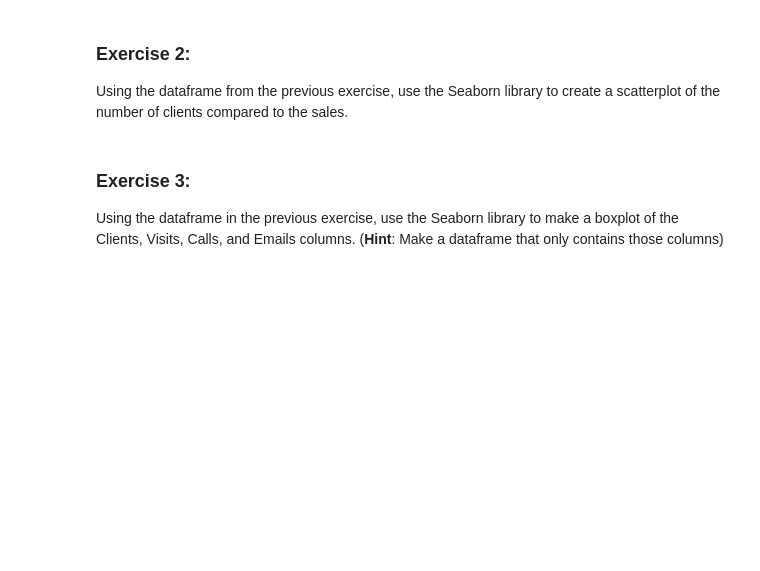
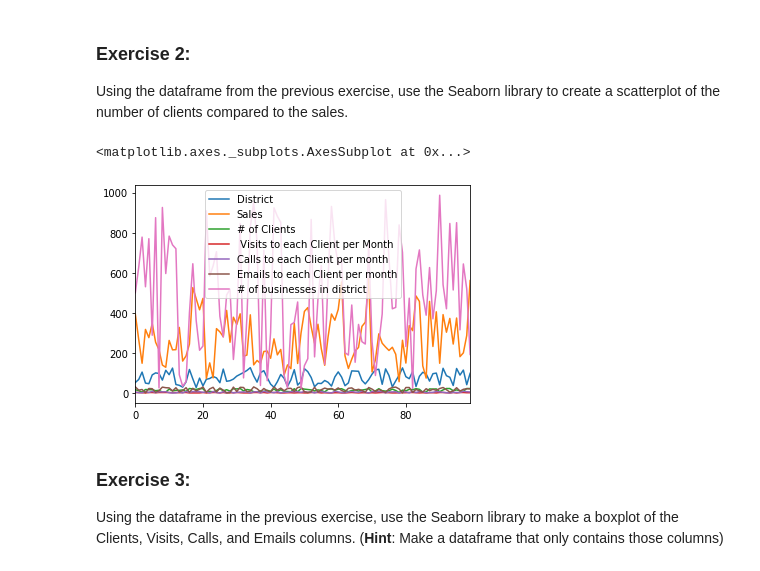
Before and after one commit to jcyang36/DataWeek1-120219, a Jupyter notebook: Module 1.4 Exercises.ipynb, the cells around one changed output. Drawn from its saved outputs; the diff is of its cells as text; code cells hidden in the pictures; blank space fills up the shorter version.

```diff
--- a/Module 1.4 Exercises.ipynb
+++ b/Module 1.4 Exercises.ipynb
@@ -11,0 +19,3 @@ From the datasets folder, load the "dvddata.xlsx" file as a dataframe. Then rena
+# %%
+df=pd.read_excel("datasets/dvddata.xlsx",encoding="ISO=8859-1")
+df.head()
@@ -13,6 +51,11 @@ From the datasets folder, load the "dvddata.xlsx" file as a dataframe. Then rena
 ### Exercise 2:
 
 Using the dataframe from the previous exercise, use the Seaborn library to create a scatterplot of the number of clients compared to the sales.
+# %%
+df.plot()
+# %% [output]
+<matplotlib.axes._subplots.AxesSubplot at 0x...>
+[figure, added]
 # %% [markdown]
 ### Exercise 3:
 
```
Also changed, not shown: parts of 3 cells of this notebook.
